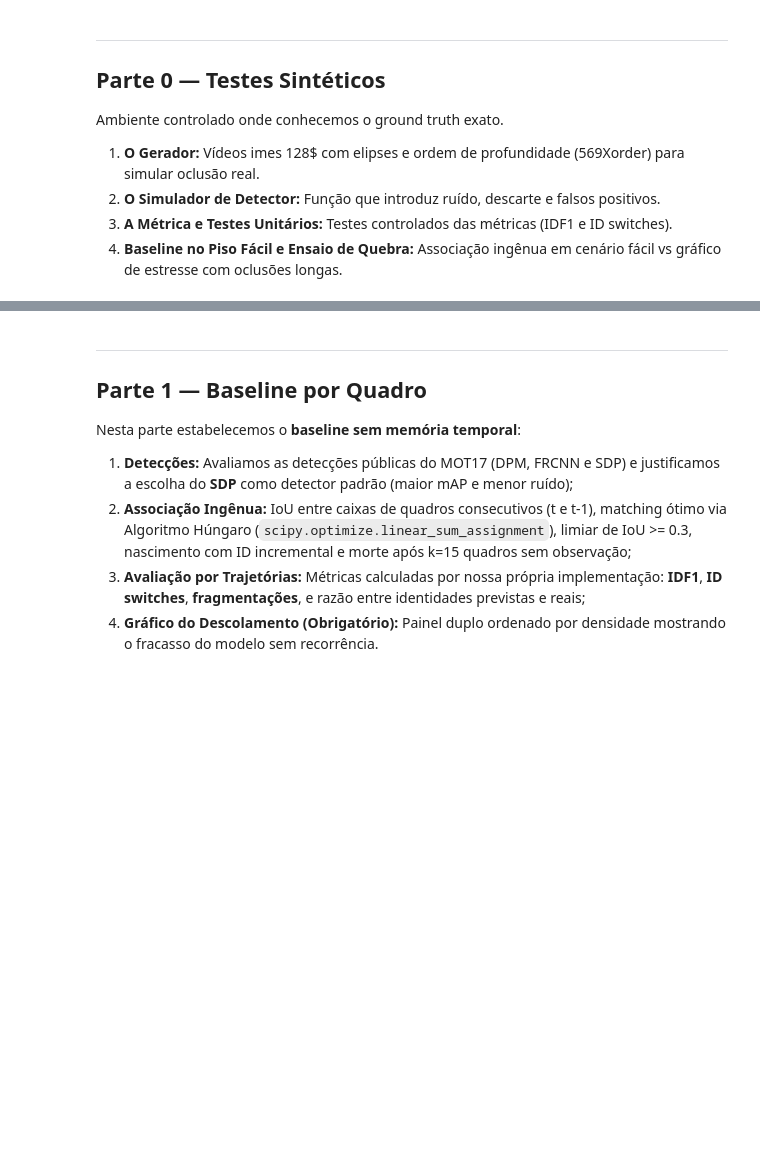
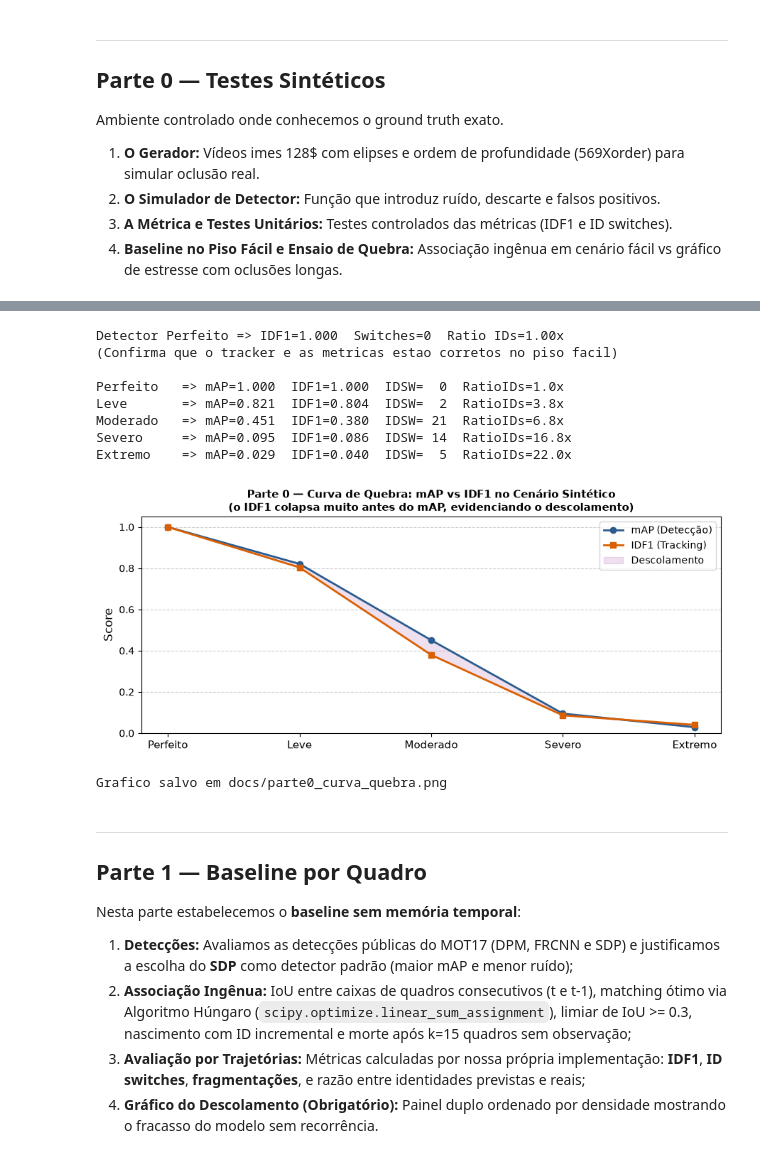
Before and after one commit to ThevezGomes/Programming-Assignment-2---Deep-Learning, a Jupyter notebook: src/pipeline.ipynb, the cells around one changed output, grey strips where cells are left out. Drawn from its saved outputs; the diff is of its cells as text; code cells hidden in the pictures; blank space fills up the shorter version.

Commit message:
feat: Parte 0

```diff
--- a/src/pipeline.ipynb
+++ b/src/pipeline.ipynb
@@ -76,3 +155,71 @@ run_unit_tests()
+# %%
+import numpy as np
+import matplotlib.pyplot as plt
+from src.data import degrade_detections
+from src.tracker import NaiveTracker
+from src.metrics import evaluate_tracking, compute_map_per_frame
+
+# --- Baseline no piso fácil (detector perfeito) ---
+det_perfect = degrade_detections(gt_easy, drop_prob=0.0, noise_std=0.0, fp_rate=0.0, seed=0)
+tracker0 = NaiveTracker(iou_threshold=0.3, max_lost_frames=5)
+preds0 = tracker0.track_sequence(det_perfect)
+m0 = evaluate_tracking(gt_easy, preds0)
+print(f"Detector Perfeito => IDF1={m0['idf1']:.3f}  Switches={m0['id_switches']}  Ratio IDs={m0['ratio_ids']:.2f}x")
+print("(Confirma que o tracker e as metricas estao corretos no piso facil)\n")
+
+# --- Curva de quebra: degradações progressivas ---
+levels = [
+    {"label": "Perfeito",  "drop": 0.00, "noise": 0.0, "fp": 0.00},
+    {"label": "Leve",      "drop": 0.10, "noise": 1.5, "fp": 0.05},
+    {"label": "Moderado",  "drop": 0.20, "noise": 3.0, "fp": 0.10},
+    {"label": "Severo",    "drop": 0.35, "noise": 6.0, "fp": 0.20},
+    {"label": "Extremo",   "drop": 0.50, "noise": 10., "fp": 0.40},
+]
+
+idf1s, maps, labels = [], [], []
+for lvl in levels:
+    det_lvl = degrade_detections(gt_easy, drop_prob=lvl["drop"],
+                                  noise_std=lvl["noise"], fp_rate=lvl["fp"], seed=0)
+    tr = NaiveTracker(iou_threshold=0.3, max_lost_frames=5)
+    preds = tr.track_sequence(det_lvl)
+    m = evaluate_tracking(gt_easy, preds)
+    mp = compute_map_per_frame(gt_easy, det_lvl)
+    idf1s.append(m["idf1"])
+    maps.append(mp)
+    labels.append(lvl["label"])
+    print(f"{lvl['label']:10s} => mAP={mp:.3f}  IDF1={m['idf1']:.3f}  IDSW={m['id_switches']:3d}  RatioIDs={m['ratio_ids']:.1f}x")
+
+# Gráfico de descolamento sintético
+x = np.arange(len(labels))
+fig, ax = plt.subplots(figsize=(9, 4))
+ax.plot(x, maps,  "o-", color="#2b5c8f", lw=2, label="mAP (Detecção)")
+ax.plot(x, idf1s, "s-", color="#d95f02", lw=2, label="IDF1 (Tracking)")
+ax.fill_between(x, idf1s, maps, alpha=0.12, color="purple", label="Descolamento")
+ax.set_xticks(x)
+ax.set_xticklabels(labels, fontsize=11)
+ax.set_ylim(0, 1.05)
+ax.set_ylabel("Score", fontsize=12)
+ax.set_title("Parte 0 — Curva de Quebra: mAP vs IDF1 no Cenário Sintético\n"
+             "(o IDF1 colapsa muito antes do mAP, evidenciando o descolamento)",
+             fontsize=11, fontweight="bold")
+ax.legend()
+ax.grid(axis="y", linestyle="--", alpha=0.6)
+plt.tight_layout()
+os.makedirs("docs", exist_ok=True)
+plt.savefig("docs/parte0_curva_quebra.png", dpi=150, bbox_inches="tight")
+plt.show()
+print("Grafico salvo em docs/parte0_curva_quebra.png")
+# %% [output]
+Detector Perfeito => IDF1=1.000  Switches=0  Ratio IDs=1.00x
+(Confirma que o tracker e as metricas estao corretos no piso facil)
+
+Perfeito   => mAP=1.000  IDF1=1.000  IDSW=  0  RatioIDs=1.0x
+Leve       => mAP=0.821  IDF1=0.804  IDSW=  2  RatioIDs=3.8x
+Moderado   => mAP=0.451  IDF1=0.380  IDSW= 21  RatioIDs=6.8x
+Severo     => mAP=0.095  IDF1=0.086  IDSW= 14  RatioIDs=16.8x
+Extremo    => mAP=0.029  IDF1=0.040  IDSW=  5  RatioIDs=22.0x
+[figure, added]
+Grafico salvo em docs/parte0_curva_quebra.png
 # %% [markdown]
 ---
 ## Parte 1 — Baseline por Quadro
```
Also changed, not shown: parts of 11 cells of this notebook, 3 other files.
